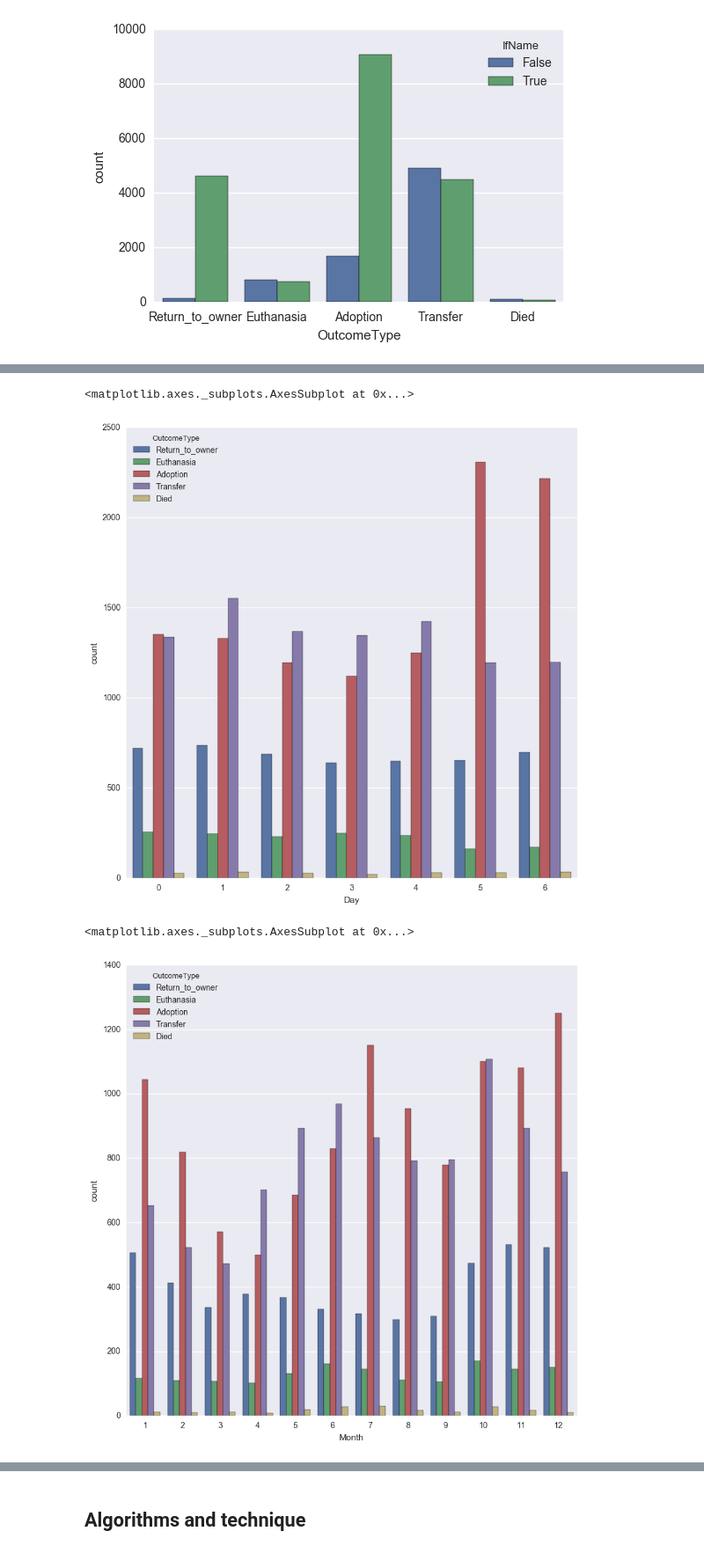
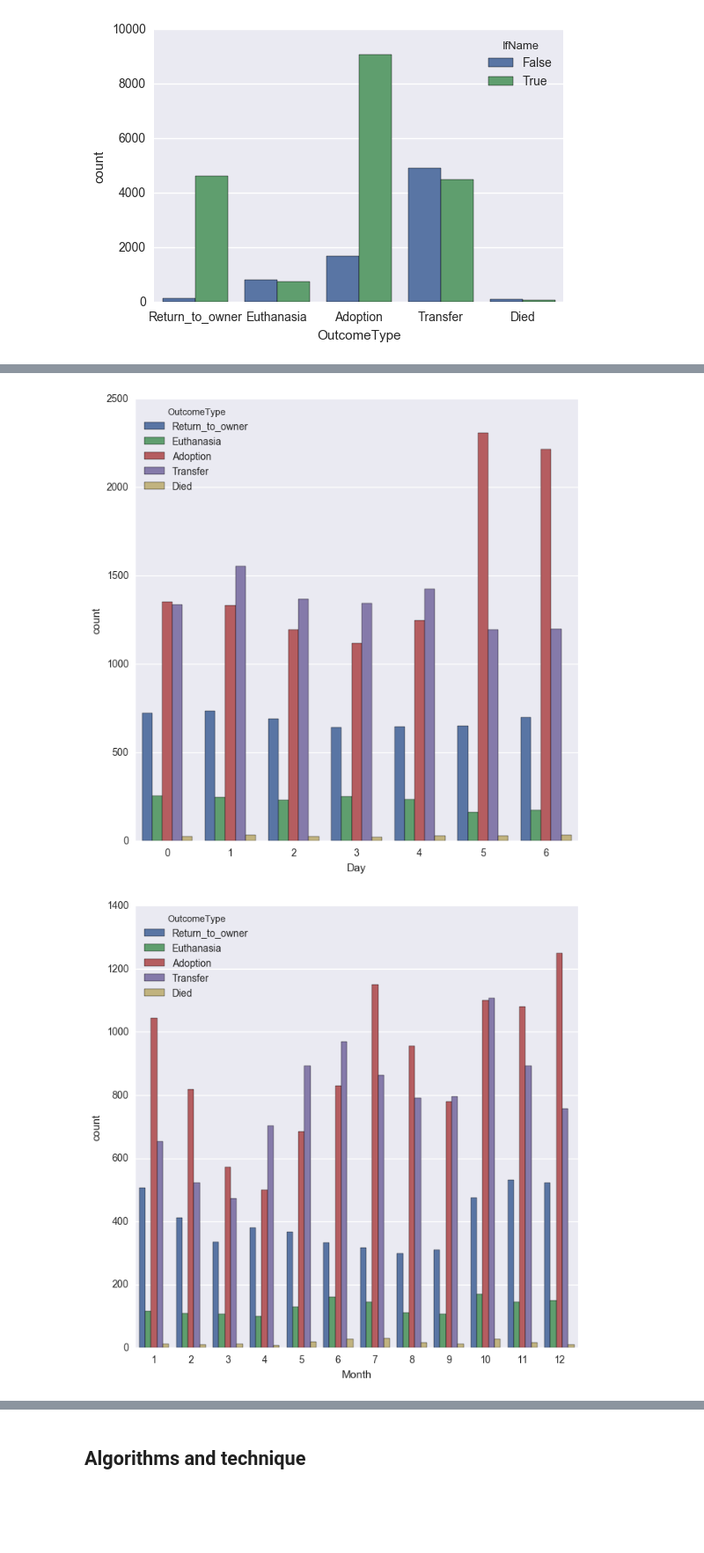
Before and after one commit to GauriP/machine-learning, a Jupyter notebook: projects/capstone/CapstoneProject - Animal Shelter Outcomes.ipynb, the cells around one changed output, grey strips where cells are left out. Shown at 88% size. Cells and saved outputs as stored; diff of their text form; code cells hidden in the pictures; blank space fills up the shorter version.

```diff
--- a/projects/capstone/CapstoneProject - Animal Shelter Outcomes.ipynb
+++ b/projects/capstone/CapstoneProject - Animal Shelter Outcomes.ipynb
@@ -342,12 +364,14 @@ sns.countplot(x = 'OutcomeType', hue = 'TimeofDay', data = ndf)
 # %%
-plt.figure(figsize=(10,10))
-sns.countplot(hue = 'OutcomeType', x = 'Day', data = ndf)
+plt.figure(figsize=(8,8))
+WeekDay = sns.countplot(hue = 'OutcomeType', x = 'Day', data = ndf)
+WeekDay = WeekDay.get_figure()
+WeekDay.savefig("WeekDay.png")
 # %% [output]
-<matplotlib.axes._subplots.AxesSubplot at 0x...>
-[figure, old version]
+[figure, new version]
 # %%
-plt.figure(figsize=(10,10))
-sns.countplot(hue = 'OutcomeType', x = 'Month', data = ndf)
+plt.figure(figsize=(8,8))
+Month = sns.countplot(hue = 'OutcomeType', x = 'Month', data = ndf)
+Month = Month.get_figure()
+Month.savefig("Month.png")
 # %% [output]
-<matplotlib.axes._subplots.AxesSubplot at 0x...>
-[figure, old version]
+[figure, new version]
```
Also changed, not shown: parts of 19 cells of this notebook, 13 other files.
